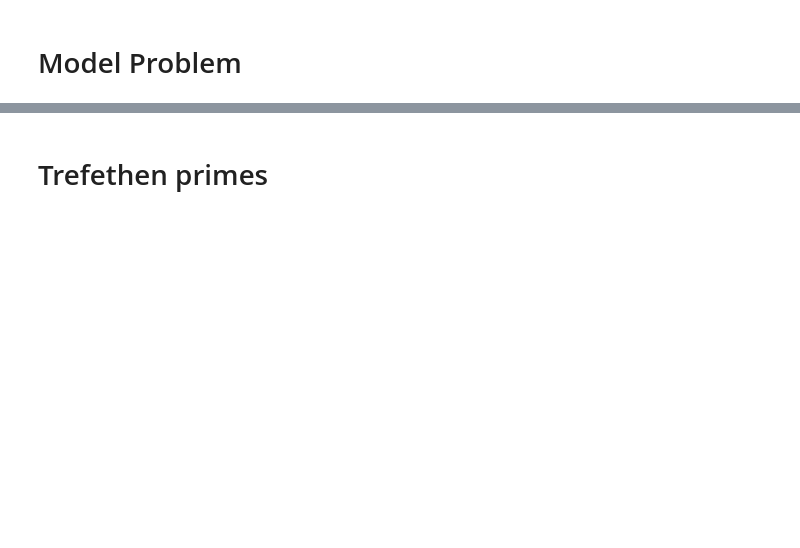
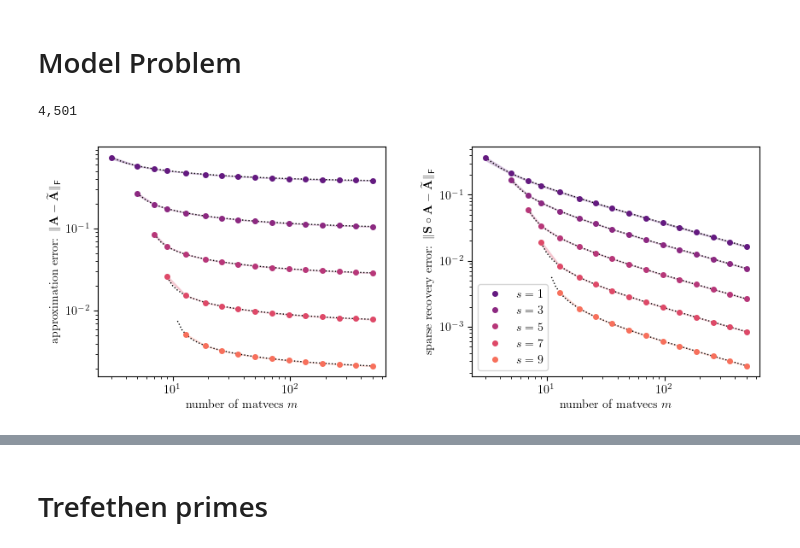
Before and after one commit to tchen-research/fixed_sparsity_matrix_approximation, a Jupyter notebook: sparse_recovery.ipynb, the cells around one changed output, grey strips where cells are left out. Drawn from its saved outputs; the diff is of its cells as text; code cells hidden in the pictures; blank space fills up the shorter version.

```diff
--- a/sparse_recovery.ipynb
+++ b/sparse_recovery.ipynb
@@ -13,3 +24,26 @@ colors = plt.cm.magma(np.linspace(.3,1,8))
+# %%
+def coloring_recovery(A,S,coloring,m):
+    """
+    sparse recovery algorithm using coloring
+    """
+
+    n,d = A.shape
+
+    c = max(coloring)+1
+
+    mask = np.zeros((n,c))
+    for i in range(c):
+        mask[coloring==i,i] = 1
+
+    G = np.tile(mask,int(np.ceil(m/c)))[:,:m] * np.random.choice([-1,1],size=(n,m))
+
+    Z = A@G
+
+    A_ = np.zeros((n,d))
+    for i in range(c):
+        A_[:,coloring==i] += S[:,coloring==i]*np.mean((S@G[:,i::c])*Z[:,i::c],axis=1)[:,None]
+
+    return A_
 # %%
 def sparse_recovery(A,S,m):
     """
@@ -35,22 +69,25 @@ B = np.diag(4*np.ones(n)) + np.diag(-np.ones(n-1),1) + np.diag(-np.ones(n-1),-1)
 A = np.linalg.inv(B)
 A /= np.linalg.norm(A)
 # %%
-bs = [0,1,2,3,4,5]
-ms = np.geomspace(1,1e3+1,20,dtype=int)
-n_trials = 20
+bs = [0,1,2,3,4]
+ms = np.geomspace(1,5e2+1,20,dtype=int)
+n_trials = 100
 
 
 err_all = {}
+err_color_all = {}
 err_opt_all = {}
 for b in bs:
 
     err = np.full((len(ms),n_trials),np.nan)
+    err_color = np.full((len(ms),n_trials),np.nan)
 
     s = 2*b+1
     S = np.eye(n,dtype=bool)
     for i in range(1,b+1):
         S += np.diag(np.ones(n-i,dtype=bool),i) + np.diag(np.ones(n-i,dtype=bool),-i)
 
+    coloring = np.arange(n)%s
     for i,m in enumerate(ms):
         print(f"{b},{m}")
         clear_output(wait=True)
@@ -61,6 +98,12 @@ for b in bs:
             A_ = sparse_recovery(A,S,m)
             err[i,j] = np.linalg.norm(A_ - A*S)
 
+            A_ = coloring_recovery(A,S,coloring,m)
+            err_color[i,j] = np.linalg.norm(A_ - A*S)
+
     err_all[b] = err
+    err_color_all[b] = err_color
     err_opt_all[b] = np.linalg.norm(A-A*S)
+# %% [output]
+4,501
 # %%
@@ -79,33 +122,37 @@ for i,b in enumerate(bs):
 
     mean = np.mean(err**2,axis=1)**.5
 
-    σ = 0.1
+    σ = 0.25
     minq = np.quantile(err,σ,axis=1)
     maxq = np.quantile(err,1-σ,axis=1)
 
-    axs[0].plot(np.arange(np.max(ms)),err_opt+np.sqrt(s/(np.arange(np.max(ms))-s-1))*err_opt,color='k',ls=':')
+    axs[0].plot(np.arange(np.max(ms)),err_opt+np.sqrt(s/(np.arange(np.max(ms))-s-1))*err_opt,color='k',ls=':',lw=1)
+
     axs[0].plot(ms,err_opt+mean,marker='o',ms=4,color=c,ls='None',label=f'$s={s}$')
     axs[0].fill_between(ms,err_opt+minq,err_opt+maxq,alpha=.2,color=c);
 
     axs[0].set_yscale('log')
     axs[0].set_xscale('log')
 
 
-    axs[1].plot(np.arange(np.max(ms)),np.sqrt(s/(np.arange(np.max(ms))-s-1))*err_opt,color='k',ls=':')
+    axs[1].plot(np.arange(np.max(ms)),np.sqrt(s/(np.arange(np.max(ms))-s-1))*err_opt,color='k',ls=':',lw=1)
+
     axs[1].plot(ms,mean,marker='o',ms=4,color=c,ls='None',label=f'$s={s}$')
     axs[1].fill_between(ms,minq,maxq,alpha=.2,color=c);
 
     axs[1].set_yscale('log')
     axs[1].set_xscale('log')
 
 
 axs[0].set_ylabel('approximation error: $\|\mathbf{A} - \widetilde{\mathbf{A}}\|_{\mathsf{F}}$')
 axs[1].set_ylabel('sparse recovery error: $\|\mathbf{S}\circ \mathbf{A} - \widetilde{\mathbf{A}}\|_{\mathsf{F}}$')
 
 axs[0].set_xlabel('number of matvecs $m$')
 axs[1].set_xlabel('number of matvecs $m$')
 
 
 plt.legend()
 
 plt.savefig('imgs/inverse_decay.pdf')
+# %% [output]
+[figure, added]
```
Also changed, not shown: parts of 10 cells of this notebook, 2 other files.
